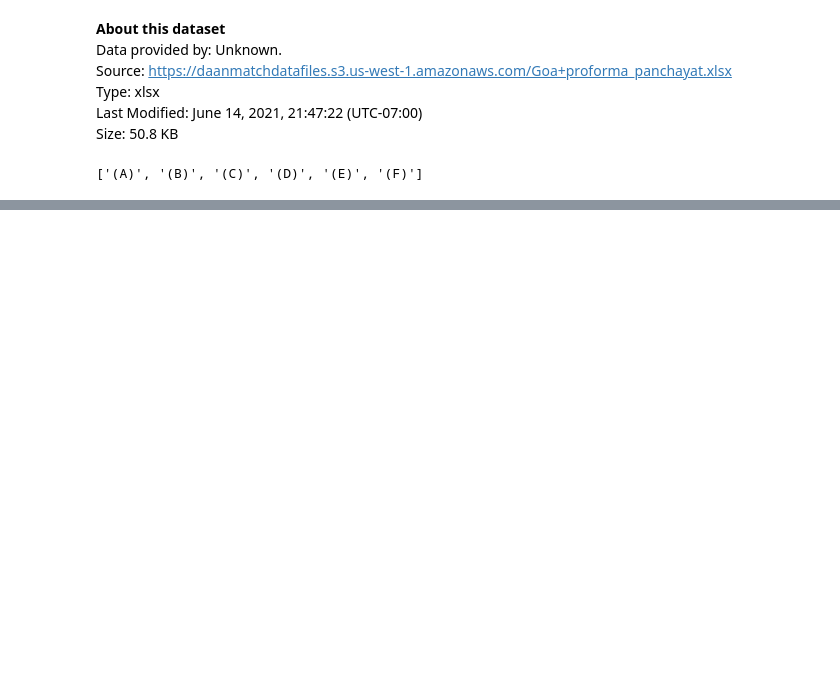
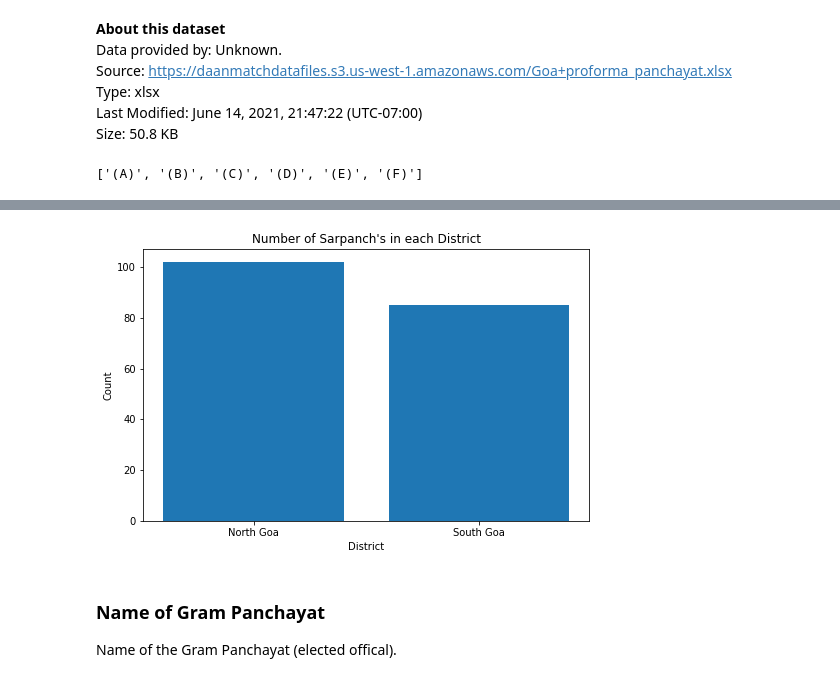
Before and after one commit to shayan-khoygani/Codebook, a Jupyter notebook: Goa proforma_panchayat/Goa proforma_panchayat.ipynb, the cells around one changed output, grey strips where cells are left out. Cells and saved outputs as stored; diff of their text form; code cells hidden in the pictures; blank space fills up the shorter version.

```diff
--- a/Goa proforma_panchayat/Goa proforma_panchayat.ipynb
+++ b/Goa proforma_panchayat/Goa proforma_panchayat.ipynb
@@ -50,0 +70,3 @@ csr_spent_17_18.head()
+# %%
+goa_proforma_B = goa_proforma.parse('(B)')
+goa_proforma_B.head()
@@ -50,0 +150,8 @@ csr_spent_17_18.head()
+# %%
+goa_proforma_B.rename(columns = {'PROFORMA' : 'Sr.No',
+                                 'Unnamed: 1' : 'Name of the District along with State',
+                                 'Unnamed: 2' : 'Name of Gram Panchayat',
+                                 'Unnamed: 3' : 'Gram Panchayat Bhawan Adress with Pin Code'}, inplace = True)
+goa_proforma_B = goa_proforma_B.iloc[4:, :]
+goa_proforma_B = goa_proforma_B.reset_index(drop = True)
+goa_proforma_B
@@ -50,0 +762,3 @@ csr_spent_17_18.head()
+# %%
+column = goa_proforma_B["Name of the District along with State"]
+column
@@ -50,0 +792,9 @@ csr_spent_17_18.head()
+# %%
+districts = column.apply(lambda x: str(x[:9]))
+
+print("Unique values:", districts.unique())
+print("No. of unique values:", len(districts.unique()))
+
+# Table of number of Sarpanchs in each district
+table = districts.value_counts().rename_axis('District').reset_index(name='Count')
+table
@@ -50,0 +807,13 @@ csr_spent_17_18.head()
+# %%
+plt.figure(figsize = (8, 5))
+plt.bar(table["District"], table["Count"])
+plt.title("Number of Sarpanch's in each District")
+plt.xlabel("District")
+plt.ylabel("Count")
+plt.show()
+# %% [output]
+[figure, added]
+# %% [markdown]
+### Name of Gram Panchayat
+<a class="anchor" id="5.2.3"></a>
+Name of the Gram Panchayat (elected offical).
```
Also changed, not shown: parts of 81 cells of this notebook.
